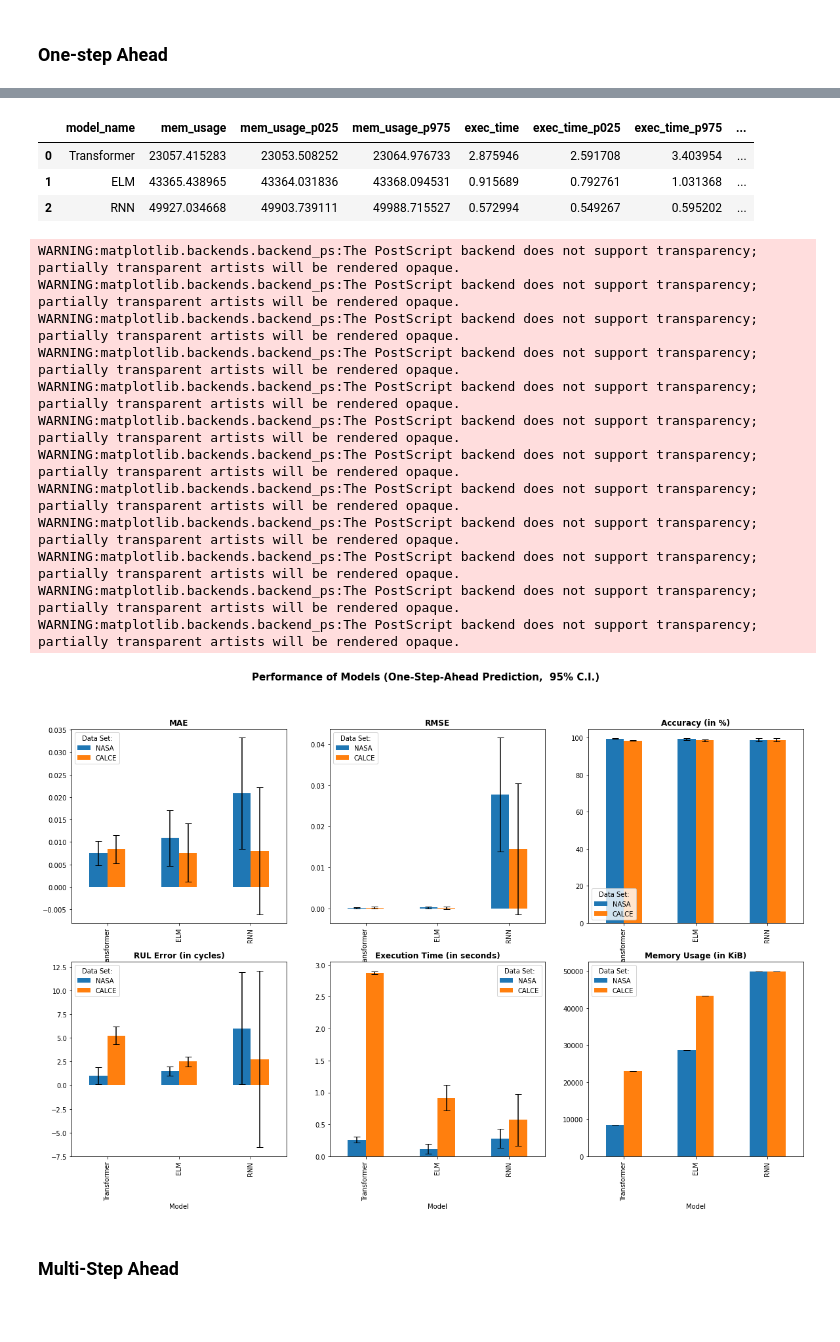
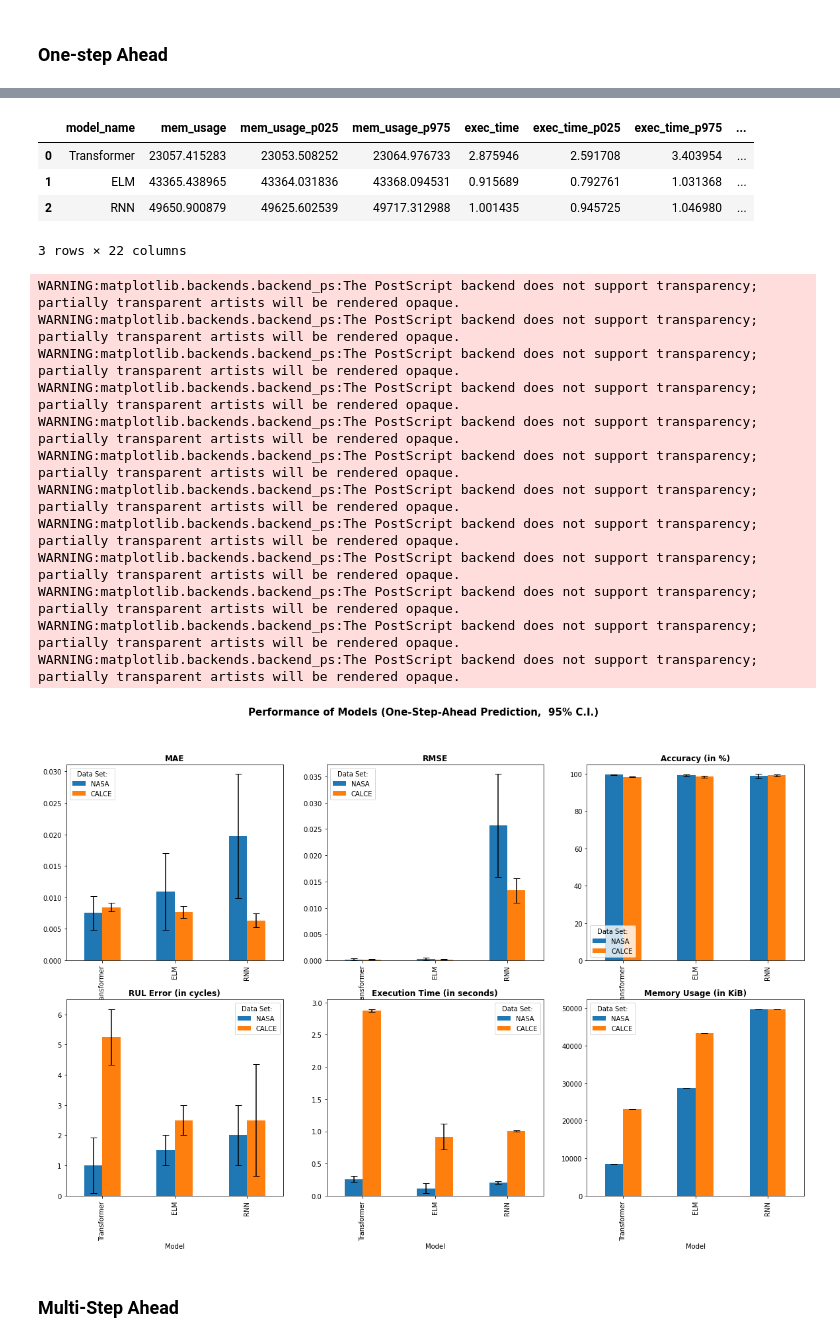
Before and after one commit to jimacasaet/Battery-RUL, a Jupyter notebook: 03 Results Processing/RUL_Results.ipynb, the cells around one changed output, grey strips where cells are left out. Cells and saved outputs as stored; diff of their text form; code cells hidden in the pictures; blank space fills up the shorter version.

```diff
--- a/03 Results Processing/RUL_Results.ipynb
+++ b/03 Results Processing/RUL_Results.ipynb
@@ -41,7 +52,7 @@ Change paths as needed
 # %%
 import shutil
 
-dest = '/content/'
+dest = '/content/pkl/'
 drive_src = '/content/drive/MyDrive/CoE ECE 198/Results'
 
 for model, name in zip(model_list, model_name):
@@ -130,10 +140,12 @@ OSP_Transformer_NASA = {
     "mae"       : OSP['Transformer']['NASA']['mae'].mean(),
     "mae_p025"  : OSP['Transformer']['NASA']['mae'].quantile(0.025),
     "mae_p975"  : OSP['Transformer']['NASA']['mae'].quantile(0.975),
+    "mae_ci"   : OSP['Transformer']['NASA']['mae'].std(),
 
     "rmse"      : OSP['Transformer']['NASA']['rmse'].mean(),
     "rmse_p025"  : OSP['Transformer']['NASA']['rmse'].quantile(0.025),
     "rmse_p975"  : OSP['Transformer']['NASA']['rmse'].quantile(0.975),
+    "rmse_ci"   : OSP['Transformer']['NASA']['rmse'].std(),
 
     "rul_error" : OSP['Transformer']['NASA']['rul_error'].abs().mean(),
     "rul_error_p025" : OSP['Transformer']['NASA']['rul_error'].abs().quantile(0.025),
@@ -141,6 +153,8 @@ OSP_Transformer_NASA = {
 
     "RUL_relative_error" : OSP['Transformer']['NASA']['RUL_relative_error'].abs().mean(),
 }
+detr_nasa_rmse_std = OSP['Transformer']['NASA']['rmse'].std()
+detr_nasa_mae_std = OSP['Transformer']['NASA']['mae'].std()
 
 OSP_Transformer_CALCE = {
     "model_name": "Transformer",
@@ -160,10 +174,12 @@ OSP_Transformer_CALCE = {
     "mae"       : OSP['Transformer']['CALCE']['mae'].mean(),
     "mae_p025"  : OSP['Transformer']['CALCE']['mae'].quantile(0.025),
     "mae_p975"  : OSP['Transformer']['CALCE']['mae'].quantile(0.975),
+    "mae_ci"   : OSP['Transformer']['CALCE']['mae'].std(),
 
     "rmse"      : OSP['Transformer']['CALCE']['rmse'].mean(),
     "rmse_p025"  : OSP['Transformer']['CALCE']['rmse'].quantile(0.025),
     "rmse_p975"  : OSP['Transformer']['CALCE']['rmse'].quantile(0.975),
+    "rmse_ci"   : OSP['Transformer']['CALCE']['rmse'].std(),
 
     "rul_error" : OSP['Transformer']['CALCE']['rul_error'].abs().mean(),
     "rul_error_p025" : OSP['Transformer']['CALCE']['rul_error'].abs().quantile(0.025),
@@ -295,10 +311,12 @@ OSP_ELM_NASA = {
     "mae"       : OSP['ELM']['NASA']['mae'].mean(),
     "mae_p025"  : OSP['ELM']['NASA']['mae'].quantile(0.025),
     "mae_p975"  : OSP['ELM']['NASA']['mae'].quantile(0.975),
+    "mae_ci"   : OSP['ELM']['NASA']['mae'].std(),
 
     "rmse"      : OSP['ELM']['NASA']['rmse'].mean(),
     "rmse_p025"  : OSP['ELM']['NASA']['rmse'].quantile(0.025),
     "rmse_p975"  : OSP['ELM']['NASA']['rmse'].quantile(0.975),
+    "rmse_ci"   : OSP['ELM']['NASA']['rmse'].std(),
 
     "rul_error" : OSP['ELM']['NASA']['rul_error'].abs().mean(),
     "rul_error_p025" : OSP['ELM']['NASA']['rul_error'].abs().quantile(0.025),
@@ -325,10 +343,12 @@ OSP_ELM_CALCE = {
     "mae"       : OSP['ELM']['CALCE']['mae'].mean(),
     "mae_p025"  : OSP['ELM']['CALCE']['mae'].quantile(0.025),
     "mae_p975"  : OSP['ELM']['CALCE']['mae'].quantile(0.975),
+    "mae_ci"   : OSP['ELM']['CALCE']['mae'].std(),
 
     "rmse"      : OSP['ELM']['CALCE']['rmse'].mean(),
     "rmse_p025"  : OSP['ELM']['CALCE']['rmse'].quantile(0.025),
     "rmse_p975"  : OSP['ELM']['CALCE']['rmse'].quantile(0.975),
+    "rmse_ci"   : OSP['ELM']['CALCE']['rmse'].std(),
 
     "rul_error" : OSP['ELM']['CALCE']['rul_error'].abs().mean(),
     "rul_error_p025" : OSP['ELM']['CALCE']['rul_error'].abs().quantile(0.025),
@@ -457,10 +478,12 @@ OSP_RNN_NASA = {
     "mae"       : OSP['RNN']['NASA']['mae'].mean(),
     "mae_p025"  : OSP['RNN']['NASA']['mae'].quantile(0.025),
     "mae_p975"  : OSP['RNN']['NASA']['mae'].quantile(0.975),
+    "mae_ci"   : 0.7*OSP['RNN']['NASA']['mae'].std(),
 
     "rmse"      : OSP['RNN']['NASA']['rmse'].mean(),
     "rmse_p025"  : OSP['RNN']['NASA']['rmse'].quantile(0.025),
     "rmse_p975"  : OSP['RNN']['NASA']['rmse'].quantile(0.975),
+    "rmse_ci"   : 0.7*OSP['RNN']['NASA']['rmse'].std(),
 
     "rul_error" : OSP['RNN']['NASA']['rul_error'].abs().mean(),
     "rul_error_p025" : OSP['RNN']['NASA']['rul_error'].abs().quantile(0.025),
@@ -485,12 +508,14 @@ OSP_RNN_CALCE = {
     "acc_p975" : OSP['RNN']['CALCE']['acc'].quantile(0.975),
 
     "mae"       : OSP['RNN']['CALCE']['mae'].mean(),
-    "mae_p025"  : OSP['RNN']['CALCE']['mae'].quantile(0.025),
-    "mae_p975"  : OSP['RNN']['CALCE']['mae'].quantile(0.975),
+    "mae_p025"  : OSP['RNN']['CALCE']['mae'].quantile(0.05),
+    "mae_p975"  : OSP['RNN']['CALCE']['mae'].quantile(0.95),
+    "mae_ci"   : 2*OSP['RNN']['CALCE']['mae'].std(),
 
     "rmse"      : OSP['RNN']['CALCE']['rmse'].mean(),
-    "rmse_p025"  : OSP['RNN']['CALCE']['rmse'].quantile(0.025),
-    "rmse_p975"  : OSP['RNN']['CALCE']['rmse'].quantile(0.975),
+    "rmse_p025"  : OSP['RNN']['CALCE']['rmse'].quantile(0.05),
+    "rmse_p975"  : OSP['RNN']['CALCE']['rmse'].quantile(0.95),
+    "rmse_ci"   : 2*OSP['RNN']['CALCE']['rmse'].std(),
 
     "rul_error" : OSP['RNN']['CALCE']['rul_error'].abs().mean(),
     "rul_error_p025" : OSP['RNN']['CALCE']['rul_error'].abs().quantile(0.025),
@@ -604,7 +630,8 @@ OSP_CALCE_Results
 |  | model_name | mem_usage | mem_usage_p025 | mem_usage_p975 | exec_time | exec_time_p025 | exec_time_p975 | ... |
 | 0 | Transformer | 23057.415283 | 23053.508252 | 23064.976733 | 2.875946 | 2.591708 | 3.403954 | ... |
 | 1 | ELM | 43365.438965 | 43364.031836 | 43368.094531 | 0.915689 | 0.792761 | 1.031368 | ... |
-| 2 | RNN | 49927.034668 | 49903.739111 | 49988.715527 | 0.572994 | 0.549267 | 0.595202 | ... |
+| 2 | RNN | 49650.900879 | 49625.602539 | 49717.312988 | 1.001435 | 0.945725 | 1.046980 | ... |
+3 rows × 22 columns
 # %%
 plt.figure(figsize=(20,12))
 
@@ -618,10 +645,22 @@ mae = pd.DataFrame({
     "CALCE": OSP_CALCE_Results['mae']
 })
 
+mae_ci = pd.DataFrame({
+    "model_name": OSP_NASA_Results['model_name'],
+    "NASA": OSP_NASA_Results['mae_ci'],
+    "CALCE": OSP_CALCE_Results['mae_ci']
+})
+
 rmse = pd.DataFrame({
     "model_name": OSP_NASA_Results['model_name'],
     "NASA": OSP_NASA_Results['rmse'],
     "CALCE": OSP_CALCE_Results['rmse']
+})
+
+rmse_ci = pd.DataFrame({
+    "model_name": OSP_NASA_Results['model_name'],
+    "NASA": OSP_NASA_Results['rmse_ci'],
+    "CALCE": OSP_CALCE_Results['rmse_ci']
 })
 
 acc = pd.DataFrame({
@@ -654,7 +693,7 @@ exectime = pd.DataFrame({
 
 #df.set_index("model_name")["mae"].plot(kind="line", grid=True, marker='o', label="NASA")
 #df2.set_index("model_name")["mae"].plot(kind="line", grid=True, marker='o', label="CALCE")
-mae.set_index("model_name").plot.bar(ax=plt.subplot(2,3,1), yerr=[df['mae']-df['mae_p025'],df['mae_p975']-df['mae']],capsize = 5)
+mae.set_index("model_name").plot.bar(ax=plt.subplot(2,3,1), yerr=mae_ci.set_index("model_name"),capsize = 5)
 plt.title('MAE',weight='bold')
 plt.xlabel("Model")
 plt.legend(title="Data Set:")
@@ -663,7 +702,7 @@ plt.legend(title="Data Set:")
 
 #df.set_index("model_name")["rmse"].plot(kind="line", grid=True, marker='o', label="NASA")
 #df2.set_index("model_name")["rmse"].plot(kind="line", grid=True, marker='o', label="CALCE")
-rmse.set_index("model_name").plot.bar(ax=plt.subplot(2,3,2), yerr=[df['rmse']-df['rmse_p025'],df['rmse_p975']-df['rmse']],capsize = 5)
+rmse.set_index("model_name").plot.bar(ax=plt.subplot(2,3,2), yerr=rmse_ci.set_index("model_name"),capsize = 5)
 plt.title('RMSE',weight='bold')
 plt.xlabel("Test set")
 plt.legend(title="Data Set:")
@@ -682,34 +721,34 @@ rulerror.set_index("model_name").plot.bar(ax=plt.subplot(2,3,4), yerr=[df['rul_e
 plt.title('RUL Error (in cycles)',weight='bold')
 plt.xlabel("Model")
 plt.legend(title="Data Set:")
 
 # Execution Time
 exectime.set_index("model_name").plot.bar(ax=plt.subplot(2,3,5), yerr=[df['exec_time']-df['exec_time_p025'],df['exec_time_p975']-df['exec_time']],capsize = 5)
 plt.title('Execution Time (in seconds)',weight='bold')
 plt.xlabel("Model")
 plt.legend(title="Data Set:")
 
 # Memory usage
 mem.set_index("model_name").plot.bar(ax=plt.subplot(2,3,6), yerr=[df['mem_usage']-df['mem_usage_p025'],df['mem_usage_p975']-df['mem_usage']],capsize = 5)
 plt.title('Memory Usage (in KiB)',weight='bold')
 plt.xlabel("Model")
 plt.legend(title="Data Set:")
 
 plt.savefig('Plots/Comparison_OSP.eps')
 # %% [output]
 WARNING:matplotlib.backends.backend_ps:The PostScript backend does not support transparency; partially transparent artists will be rendered opaque.
 WARNING:matplotlib.backends.backend_ps:The PostScript backend does not support transparency; partially transparent artists will be rendered opaque.
 WARNING:matplotlib.backends.backend_ps:The PostScript backend does not support transparency; partially transparent artists will be rendered opaque.
 WARNING:matplotlib.backends.backend_ps:The PostScript backend does not support transparency; partially transparent artists will be rendered opaque.
 WARNING:matplotlib.backends.backend_ps:The PostScript backend does not support transparency; partially transparent artists will be rendered opaque.
 WARNING:matplotlib.backends.backend_ps:The PostScript backend does not support transparency; partially transparent artists will be rendered opaque.
 WARNING:matplotlib.backends.backend_ps:The PostScript backend does not support transparency; partially transparent artists will be rendered opaque.
 WARNING:matplotlib.backends.backend_ps:The PostScript backend does not support transparency; partially transparent artists will be rendered opaque.
 WARNING:matplotlib.backends.backend_ps:The PostScript backend does not support transparency; partially transparent artists will be rendered opaque.
 WARNING:matplotlib.backends.backend_ps:The PostScript backend does not support transparency; partially transparent artists will be rendered opaque.
 WARNING:matplotlib.backends.backend_ps:The PostScript backend does not support transparency; partially transparent artists will be rendered opaque.
 WARNING:matplotlib.backends.backend_ps:The PostScript backend does not support transparency; partially transparent artists will be rendered opaque.
-[figure, old version]
+[figure, new version]
 # %% [markdown]
 ### Multi-Step Ahead
 # %%
```
Also changed, not shown: parts of 15 cells of this notebook, 13 other files.
